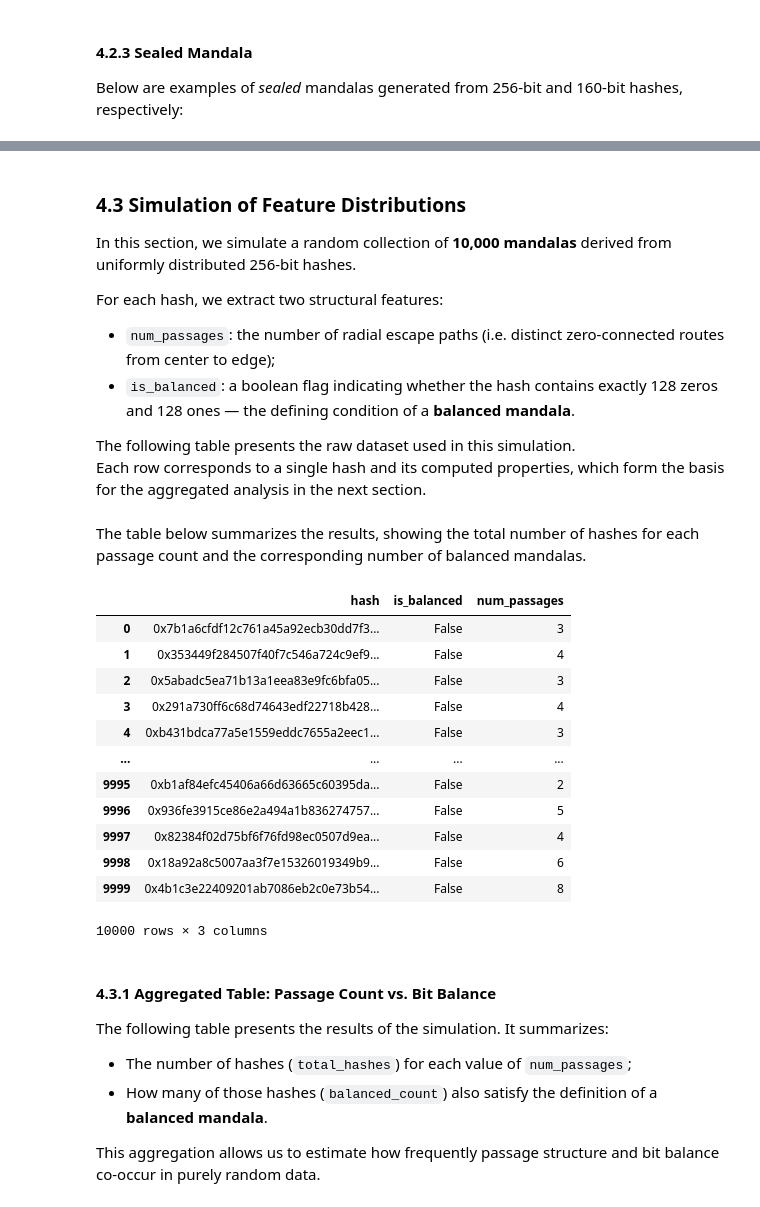
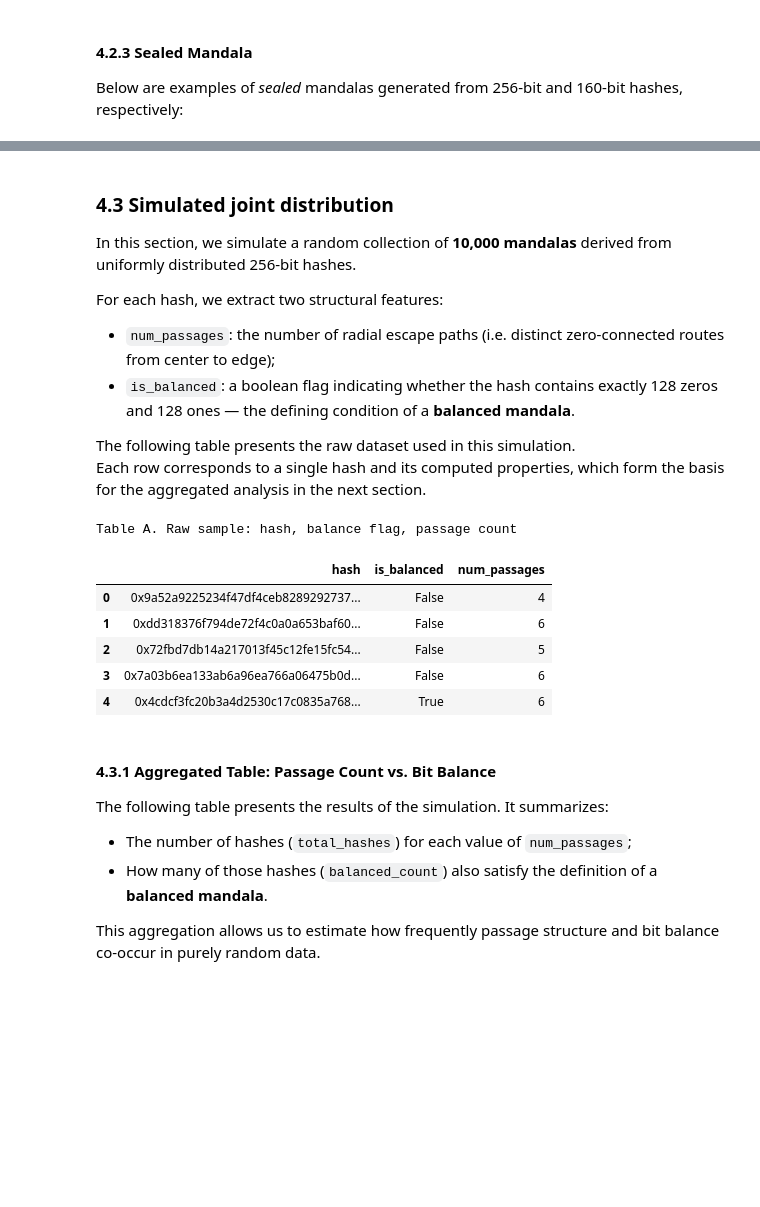
Before and after one commit to HashCanon/hashcanon.github.io, a Jupyter notebook: WhitePaper.ipynb, the cells around one changed output, grey strips where cells are left out. Saved outputs shown, nothing was run; the diff lists cells and outputs as text; code cells hidden in the pictures; blank space fills up the shorter version.

Commit message:
docs: polish WhitePaper & README + tidy base_hash.py (balanced-hash naming, minor fixes)

```diff
--- a/WhitePaper.ipynb
+++ b/WhitePaper.ipynb
@@ -439,5 +438,5 @@ Counter({3: 3396, 2: 2448, 4: 2316, 5: 821, 1: 745, 6: 162, 0: 92, 7: 19, 8: 1})
 # %% [markdown]
-### 4.3 Simulation of Feature Distributions
+### 4.3 Simulated joint distribution
 
 In this section, we simulate a random collection of **10,000 mandalas** derived from uniformly distributed 256-bit hashes.
 
@@ -448,25 +447,20 @@ For each hash, we extract two structural features:
 
 The following table presents the raw dataset used in this simulation.
 Each row corresponds to a single hash and its computed properties, which form the basis for the aggregated analysis in the next section.
-# %% [markdown]
-The table below summarizes the results, showing the total number of hashes for each passage count and the corresponding number of balanced mandalas.
 # %%
 df = base_hash.generate_hash_dataframe(n = 10000, bits = 256)
-df
+display(
+    df.head().style
+      .set_caption("Table A. Raw sample: hash, balance flag, passage count")
+)
 # %% [output]
+Table A. Raw sample: hash, balance flag, passage count
 |  | hash | is_balanced | num_passages |
-| 0 | 0x7b1a6cfdf12c761a45a92ecb30dd7f3... | False | 3 |
-| 1 | 0x353449f284507f40f7c546a724c9ef9... | False | 4 |
-| 2 | 0x5abadc5ea71b13a1eea83e9fc6bfa05... | False | 3 |
-| 3 | 0x291a730ff6c68d74643edf22718b428... | False | 4 |
-| 4 | 0xb431bdca77a5e1559eddc7655a2eec1... | False | 3 |
-| ... | ... | ... | ... |
-| 9995 | 0xb1af84efc45406a66d63665c60395da... | False | 2 |
-| 9996 | 0x936fe3915ce86e2a494a1b836274757... | False | 5 |
-| 9997 | 0x82384f02d75bf6f76fd98ec0507d9ea... | False | 4 |
-| 9998 | 0x18a92a8c5007aa3f7e15326019349b9... | False | 6 |
-| 9999 | 0x4b1c3e22409201ab7086eb2c0e73b54... | False | 8 |
+| 0 | 0x9a52a9225234f47df4ceb8289292737... | False | 4 |
+| 1 | 0xdd318376f794de72f4c0a0a653baf60... | False | 6 |
+| 2 | 0x72fbd7db14a217013f45c12fe15fc54... | False | 5 |
+| 3 | 0x7a03b6ea133ab6a96ea766a06475b0d... | False | 6 |
+| 4 | 0x4cdcf3fc20b3a4d2530c17c0835a768... | True | 6 |
-10000 rows × 3 columns
 # %% [markdown]
 #### 4.3.1 Aggregated Table: Passage Count vs. Bit Balance
 
```
Also changed, not shown: parts of 42 cells of this notebook, 2 other files.
